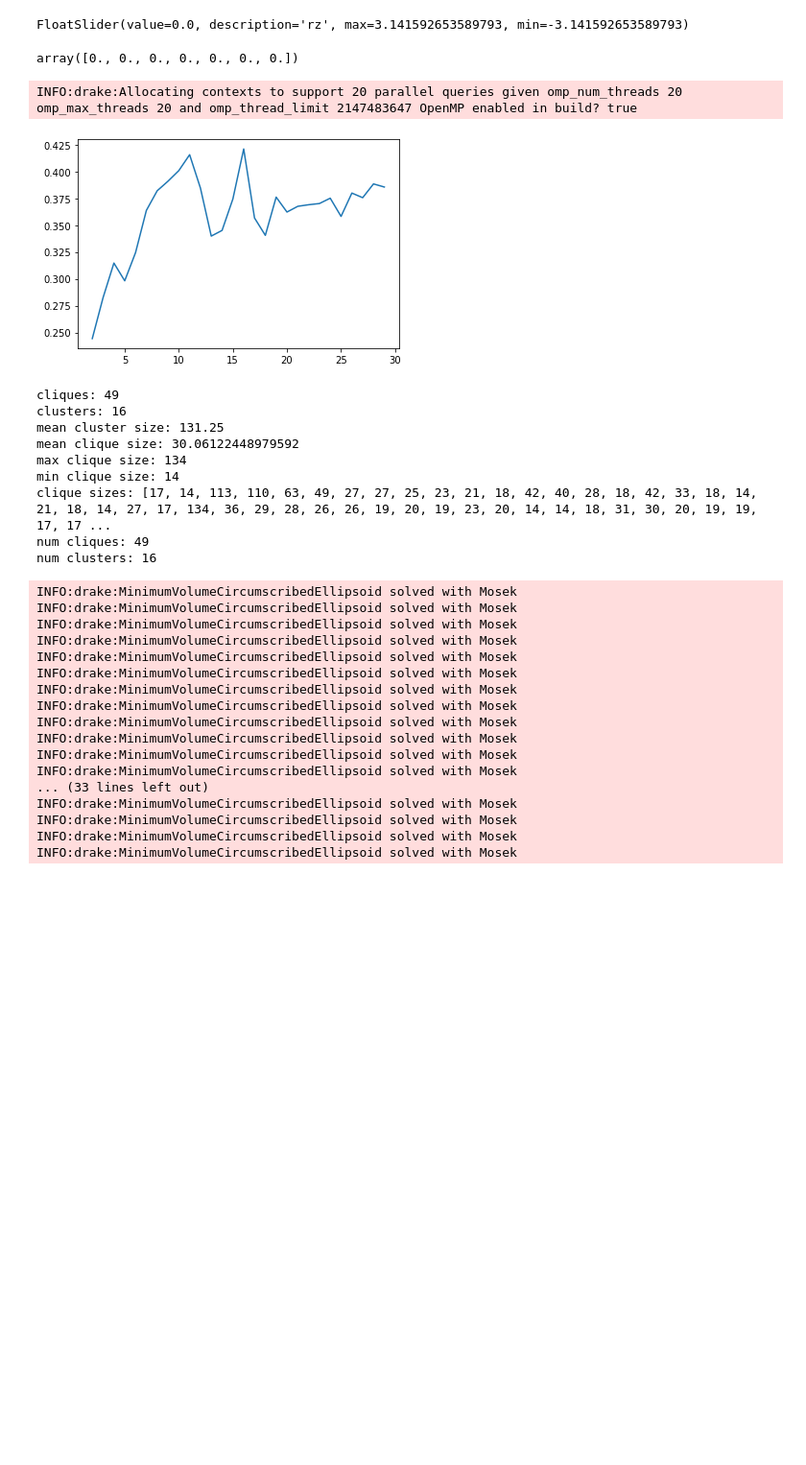
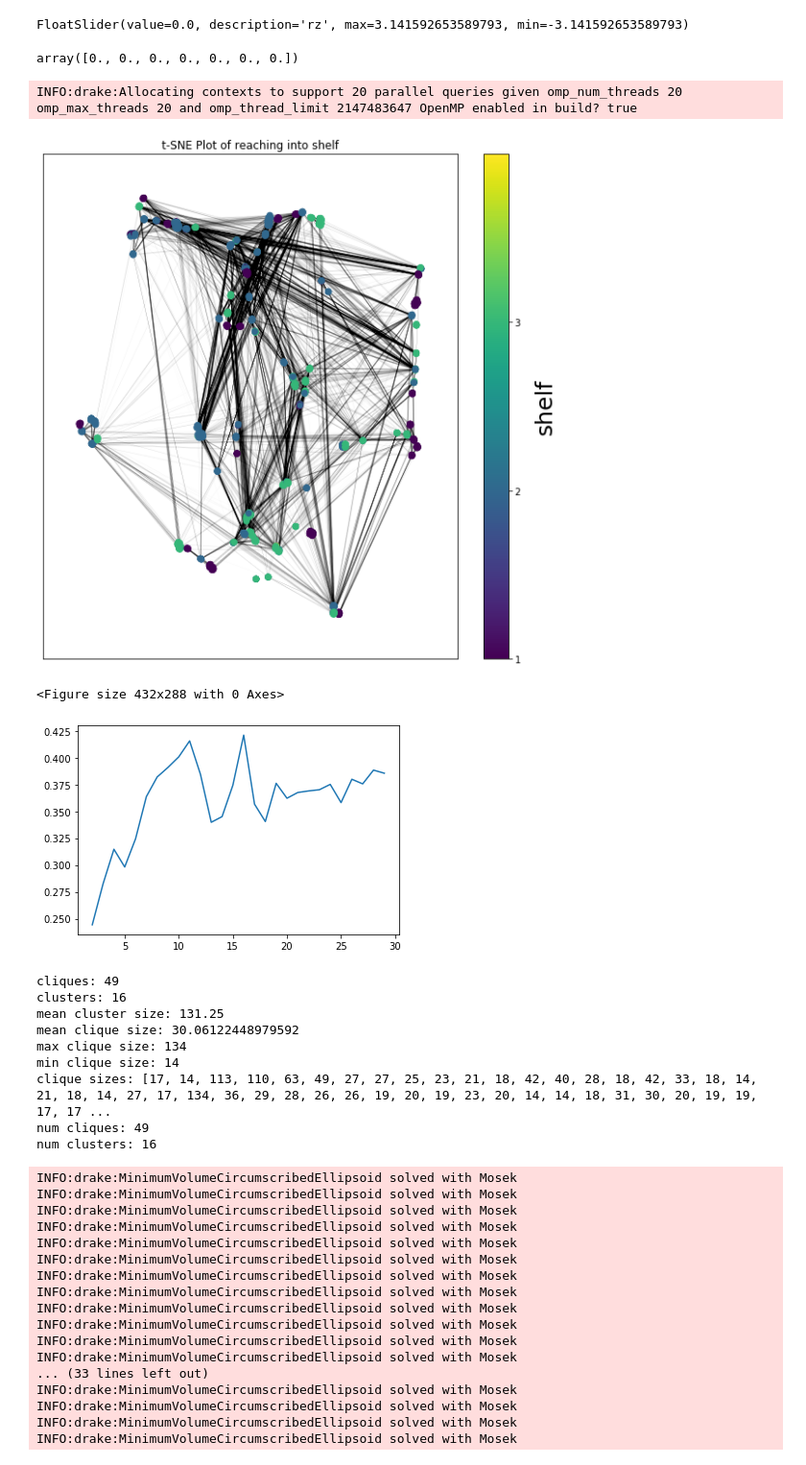
Before and after one commit to wernerpe/cvisiris_examples, a Jupyter notebook: 7dof_bins_gcs.ipynb, the cells around one changed output. Shown at 96% size. Cells and saved outputs as stored; diff of their text form; code cells hidden in the pictures; blank space fills up the shorter version.

```diff
--- a/7dof_bins_gcs.ipynb
+++ b/7dof_bins_gcs.ipynb
@@ -250,7 +250,7 @@ INFO:drake:Allocating contexts to support 20 parallel queries given omp_num_thre
 # %%
 import os
 import pickle
-Npts= 100
+Npts= 20
 if f"7dof_bin_sampl73_3{Npts}_{scale}.pkl" in os.listdir('tmp'):
     with open(f"tmp/7dof_bin_sampl7_{Npts}_{scale}.pkl", 'rb') as f:
         d = pickle.load(f)
@@ -272,3 +329,61 @@ else:
+# %%
+q_tot = np.concatenate(tuple(q_dense_obj))
+t_tot = np.concatenate(tuple(t_dense_obj))
+hist, bin_edges = np.histogram(t_tot[:,-1], bins=3)
+bins = np.digitize(t_tot[:,-1], bin_edges)
+# %%
+ad_mat = vgraph_handle(q_tot)
+import networkx as nx
+visgraph = nx.Graph(ad_mat.toarray())
+# %%
+import numpy as np
+import matplotlib.pyplot as plt
+from sklearn import datasets
+from sklearn.manifold import TSNE
+from sklearn.decomposition import PCA
+
+# Load a dataset (for example, the famous Iris dataset)
+iris = datasets.load_iris()
+X = q_tot
+y = bins
+
+# Apply t-SNE to reduce dimensionality to 2D
+tsne = TSNE(early_exaggeration=15)
+X_tsne = tsne.fit_transform(X)
+
+pca = PCA(n_components=2)
+X_pca = pca.fit_transform(X)
+
+# Create a scatter plot
+plt.figure(figsize=(10, 10))
+nx.draw_networkx_edges(visgraph, X_tsne, alpha = 0.1,width=0.1)
+scatter = plt.scatter(X_tsne[:, 0], X_tsne[:, 1], c=y, cmap=plt.cm.get_cmap("viridis"), marker='o')
+cbar = plt.colorbar(ticks=range(len(set(y))) )
+cbar.ax.set_ylabel('shelf', labelpad=15, fontsize=25)
+
+plt.title('t-SNE Plot of reaching into shelf')
+
+plt.show()
+
+# plt.figure(figsize=(8, 6))
+# scatter = plt.scatter(X_pca[:, 0], X_pca[:, 1], c=y, cmap=plt.cm.get_cmap("viridis"), marker='o')
+# cbar = plt.colorbar(ticks=range(len(set(y))) )
+# cbar.ax.set_ylabel('shelf', labelpad=15, fontsize=25)
+# plt.title('PCA Plot of reaching into shelf')
+
+# plt.show()
+colors = scatter.to_rgba(scatter.get_array())
+#cmap = plt.cm.get_cmap("viridis")
+
+plt.figure()
+
+
+for i,t in enumerate(t_tot):
+    col = colors[i]
+    plot_points(meshcat, [t_tot[i]], f"denseseed/_{i}", size=0.01, color = Rgba(*col))
+# %% [output]
+[figure, added]
+<Figure size 432x288 with 0 Axes>
 # %%
 #desnify using jacobian
 from pydrake.all import JacobianWrtVariable
```
Also changed, not shown: parts of 2 cells of this notebook, 9 other files.
